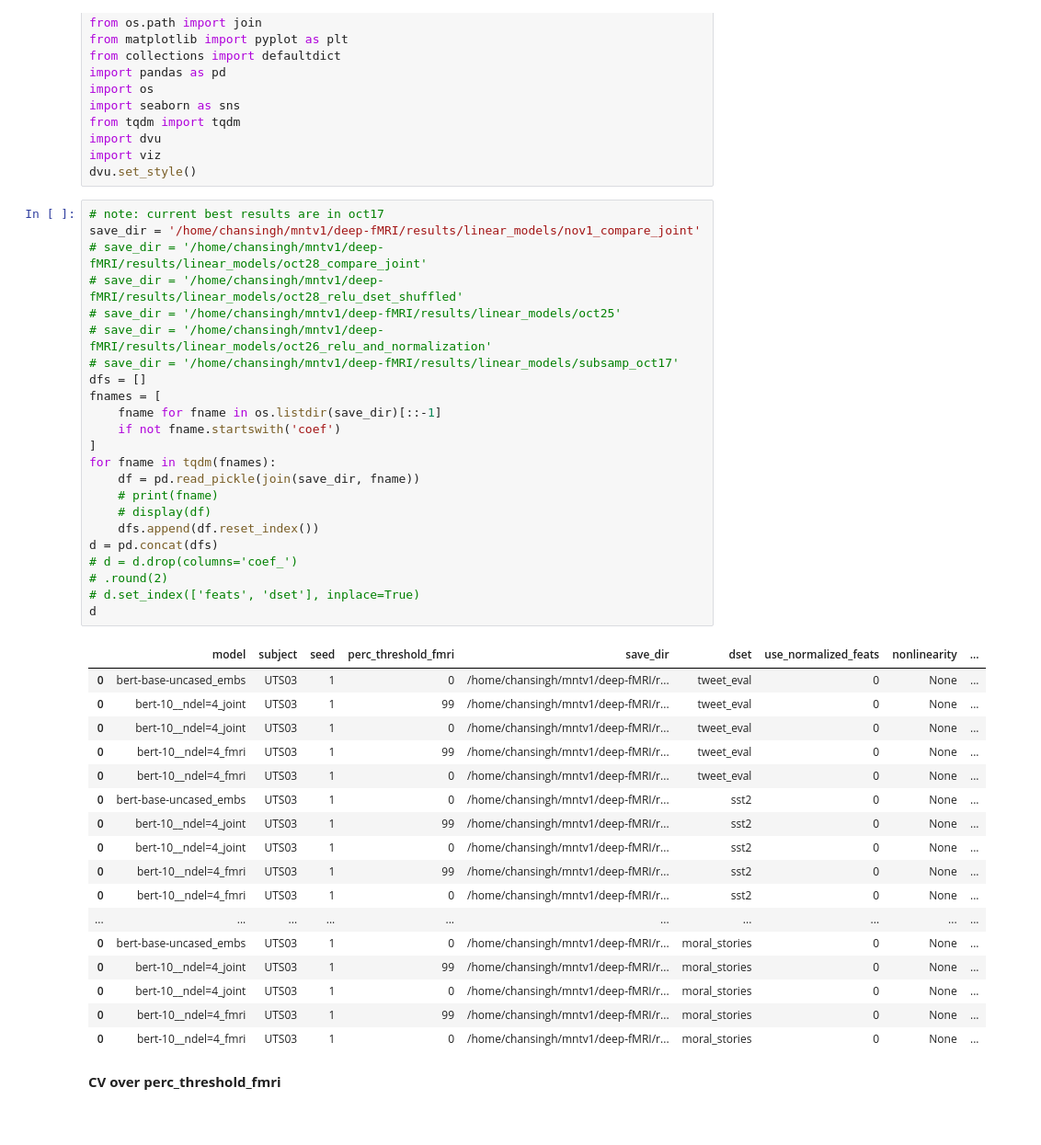
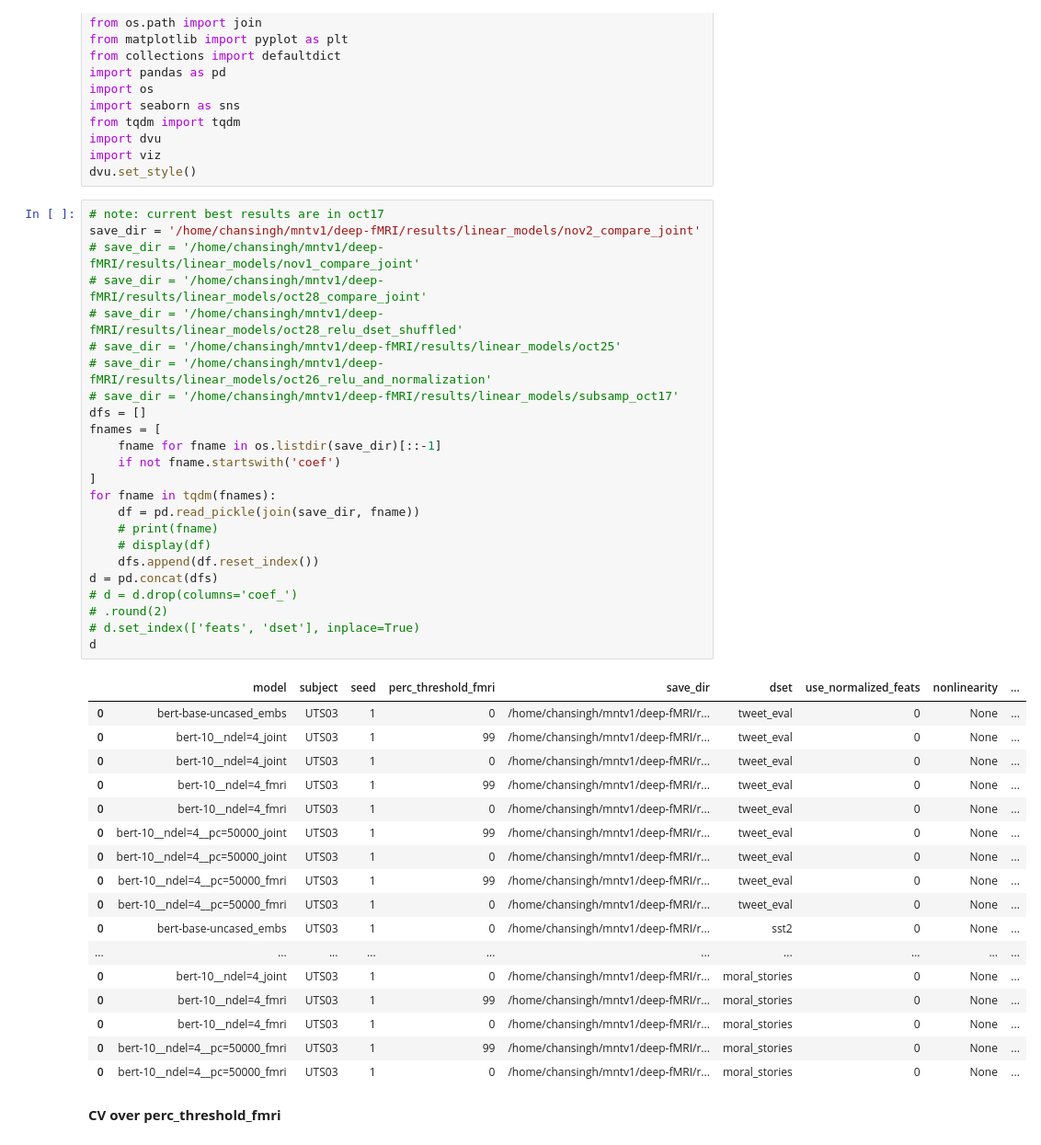
Before and after one commit to csinva/interpretable-embeddings, a Jupyter notebook: notebooks/02_decoding.ipynb, the cells around one changed output. Shown: that part at 92% size. Drawn from its saved outputs; the diff is of its cells as text.

```diff
--- a/notebooks/02_decoding.ipynb
+++ b/notebooks/02_decoding.ipynb
@@ -16,45 +16,46 @@ import viz
 dvu.set_style()
 # %%
 # note: current best results are in oct17
-save_dir = '/home/chansingh/mntv1/deep-fMRI/results/linear_models/nov1_compare_joint'
+save_dir = '/home/chansingh/mntv1/deep-fMRI/results/linear_models/nov2_compare_joint'
+# save_dir = '/home/chansingh/mntv1/deep-fMRI/results/linear_models/nov1_compare_joint'
 # save_dir = '/home/chansingh/mntv1/deep-fMRI/results/linear_models/oct28_compare_joint'
 # save_dir = '/home/chansingh/mntv1/deep-fMRI/results/linear_models/oct28_relu_dset_shuffled'
 # save_dir = '/home/chansingh/mntv1/deep-fMRI/results/linear_models/oct25'
 # save_dir = '/home/chansingh/mntv1/deep-fMRI/results/linear_models/oct26_relu_and_normalization'
 # save_dir = '/home/chansingh/mntv1/deep-fMRI/results/linear_models/subsamp_oct17'
 dfs = []
 fnames = [
     fname for fname in os.listdir(save_dir)[::-1]
     if not fname.startswith('coef')
 ]
 for fname in tqdm(fnames):
     df = pd.read_pickle(join(save_dir, fname))
     # print(fname)
     # display(df)
     dfs.append(df.reset_index())
 d = pd.concat(dfs)
 # d = d.drop(columns='coef_')
 # .round(2)
 # d.set_index(['feats', 'dset'], inplace=True)
 d
 # %% [output]
 |  | model | subject | seed | perc_threshold_fmri | save_dir | dset | use_normalized_feats | nonlinearity | ... |
 | 0 | bert-base-uncased_embs | UTS03 | 1 | 0 | /home/chansingh/mntv1/deep-fMRI/r... | tweet_eval | 0 | None | ... |
 | 0 | bert-10__ndel=4_joint | UTS03 | 1 | 99 | /home/chansingh/mntv1/deep-fMRI/r... | tweet_eval | 0 | None | ... |
 | 0 | bert-10__ndel=4_joint | UTS03 | 1 | 0 | /home/chansingh/mntv1/deep-fMRI/r... | tweet_eval | 0 | None | ... |
 | 0 | bert-10__ndel=4_fmri | UTS03 | 1 | 99 | /home/chansingh/mntv1/deep-fMRI/r... | tweet_eval | 0 | None | ... |
 | 0 | bert-10__ndel=4_fmri | UTS03 | 1 | 0 | /home/chansingh/mntv1/deep-fMRI/r... | tweet_eval | 0 | None | ... |
+| 0 | bert-10__ndel=4__pc=50000_joint | UTS03 | 1 | 99 | /home/chansingh/mntv1/deep-fMRI/r... | tweet_eval | 0 | None | ... |
+| 0 | bert-10__ndel=4__pc=50000_joint | UTS03 | 1 | 0 | /home/chansingh/mntv1/deep-fMRI/r... | tweet_eval | 0 | None | ... |
+| 0 | bert-10__ndel=4__pc=50000_fmri | UTS03 | 1 | 99 | /home/chansingh/mntv1/deep-fMRI/r... | tweet_eval | 0 | None | ... |
+| 0 | bert-10__ndel=4__pc=50000_fmri | UTS03 | 1 | 0 | /home/chansingh/mntv1/deep-fMRI/r... | tweet_eval | 0 | None | ... |
 | 0 | bert-base-uncased_embs | UTS03 | 1 | 0 | /home/chansingh/mntv1/deep-fMRI/r... | sst2 | 0 | None | ... |
-| 0 | bert-10__ndel=4_joint | UTS03 | 1 | 99 | /home/chansingh/mntv1/deep-fMRI/r... | sst2 | 0 | None | ... |
-| 0 | bert-10__ndel=4_joint | UTS03 | 1 | 0 | /home/chansingh/mntv1/deep-fMRI/r... | sst2 | 0 | None | ... |
-| 0 | bert-10__ndel=4_fmri | UTS03 | 1 | 99 | /home/chansingh/mntv1/deep-fMRI/r... | sst2 | 0 | None | ... |
-| 0 | bert-10__ndel=4_fmri | UTS03 | 1 | 0 | /home/chansingh/mntv1/deep-fMRI/r... | sst2 | 0 | None | ... |
 | ... | ... | ... | ... | ... | ... | ... | ... | ... | ... |
-| 0 | bert-base-uncased_embs | UTS03 | 1 | 0 | /home/chansingh/mntv1/deep-fMRI/r... | moral_stories | 0 | None | ... |
-| 0 | bert-10__ndel=4_joint | UTS03 | 1 | 99 | /home/chansingh/mntv1/deep-fMRI/r... | moral_stories | 0 | None | ... |
 | 0 | bert-10__ndel=4_joint | UTS03 | 1 | 0 | /home/chansingh/mntv1/deep-fMRI/r... | moral_stories | 0 | None | ... |
 | 0 | bert-10__ndel=4_fmri | UTS03 | 1 | 99 | /home/chansingh/mntv1/deep-fMRI/r... | moral_stories | 0 | None | ... |
 | 0 | bert-10__ndel=4_fmri | UTS03 | 1 | 0 | /home/chansingh/mntv1/deep-fMRI/r... | moral_stories | 0 | None | ... |
+| 0 | bert-10__ndel=4__pc=50000_fmri | UTS03 | 1 | 99 | /home/chansingh/mntv1/deep-fMRI/r... | moral_stories | 0 | None | ... |
+| 0 | bert-10__ndel=4__pc=50000_fmri | UTS03 | 1 | 0 | /home/chansingh/mntv1/deep-fMRI/r... | moral_stories | 0 | None | ... |
 # %% [markdown]
 **CV over perc_threshold_fmri**
 # %%
```
Also changed, not shown: parts of 3 cells of this notebook, 1 other file.
